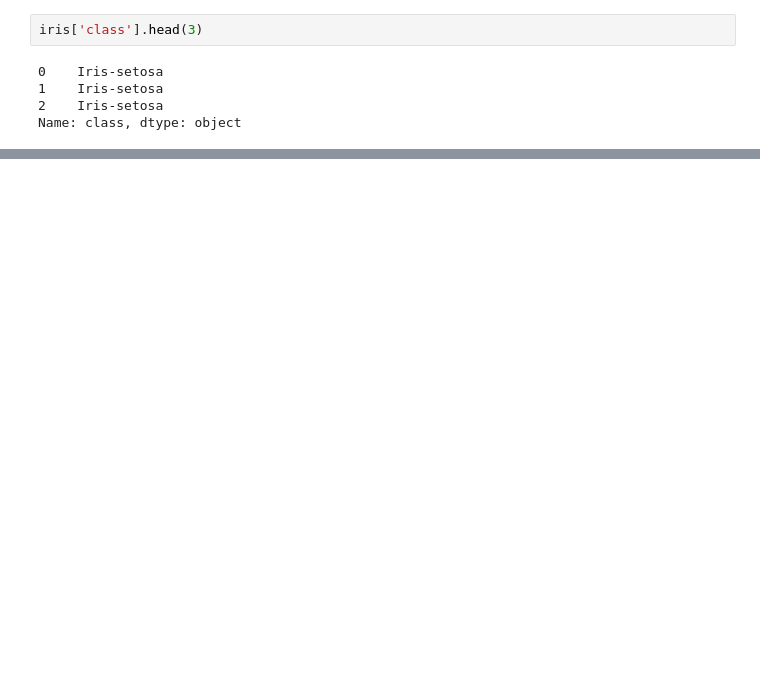
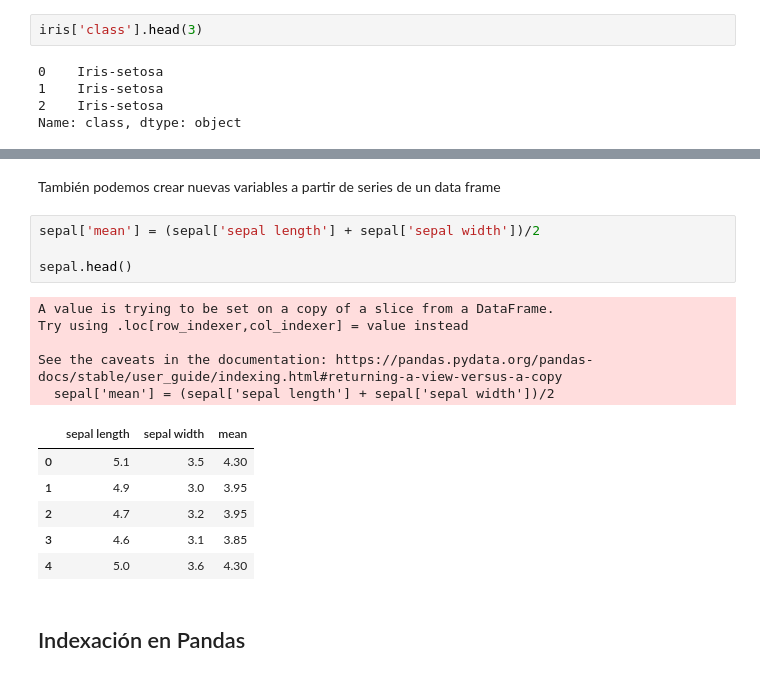
Before and after one commit to angelbujalance/Formacion-Pandas, a Jupyter notebook: formacion_pandas_acc-song.ipynb, the cells around one changed output, grey strips where cells are left out. Drawn from its saved outputs; the diff is of its cells as text; blank space fills up the shorter version.

```diff
--- a/formacion_pandas_acc-song.ipynb
+++ b/formacion_pandas_acc-song.ipynb
@@ -199,0 +254,20 @@ Name: class, dtype: object
+# %% [markdown]
+También podemos crear nuevas variables a partir de series de un data frame
+# %%
+sepal['mean'] = (sepal['sepal length'] + sepal['sepal width'])/2
+
+sepal.head()
+# %% [output]
+A value is trying to be set on a copy of a slice from a DataFrame.
+Try using .loc[row_indexer,col_indexer] = value instead
+
+See the caveats in the documentation: https://pandas.pydata.org/pandas-docs/stable/user_guide/indexing.html#returning-a-view-versus-a-copy
+  sepal['mean'] = (sepal['sepal length'] + sepal['sepal width'])/2
+|  | sepal length | sepal width | mean |
+| 0 | 5.1 | 3.5 | 4.30 |
+| 1 | 4.9 | 3.0 | 3.95 |
+| 2 | 4.7 | 3.2 | 3.95 |
+| 3 | 4.6 | 3.1 | 3.85 |
+| 4 | 5.0 | 3.6 | 4.30 |
+# %% [markdown]
+## Indexación en Pandas
```
Also changed, not shown: parts of 9 cells of this notebook.
